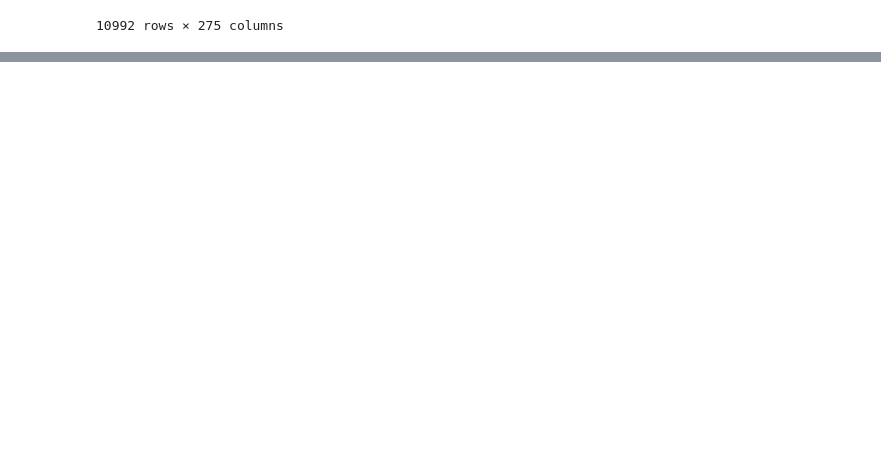
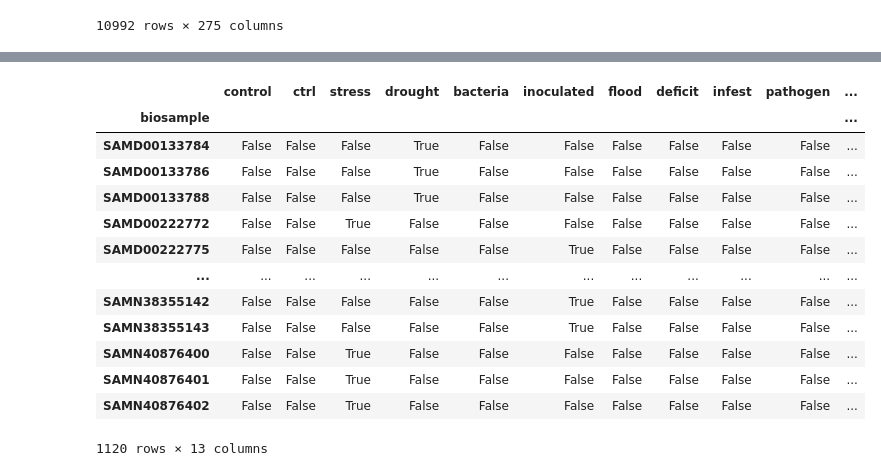
Before and after one commit to freire-guido/soy-biomarkers, a Jupyter notebook: estres/sample.ipynb, the cells around one changed output, grey strips where cells are left out. Saved outputs shown, nothing was run; the diff lists cells and outputs as text; code cells hidden in the pictures; blank space fills up the shorter version.

```diff
--- a/estres/sample.ipynb
+++ b/estres/sample.ipynb
@@ -25,0 +88,17 @@ def matching_cols(row, pat):
+# %%
+indicadores.loc[condicion['condicion'] != 'control']
+# %% [output]
+|  | control | ctrl | stress | drought | bacteria | inoculated | flood | deficit | infest | pathogen | ... |
+| biosample |  |  |  |  |  |  |  |  |  |  | ... |
+| SAMD00133784 | False | False | False | True | False | False | False | False | False | False | ... |
+| SAMD00133786 | False | False | False | True | False | False | False | False | False | False | ... |
+| SAMD00133788 | False | False | False | True | False | False | False | False | False | False | ... |
+| SAMD00222772 | False | False | True | False | False | False | False | False | False | False | ... |
+| SAMD00222775 | False | False | False | False | False | True | False | False | False | False | ... |
+| ... | ... | ... | ... | ... | ... | ... | ... | ... | ... | ... | ... |
+| SAMN38355142 | False | False | False | False | False | True | False | False | False | False | ... |
+| SAMN38355143 | False | False | False | False | False | True | False | False | False | False | ... |
+| SAMN40876400 | False | False | True | False | False | False | False | False | False | False | ... |
+| SAMN40876401 | False | False | True | False | False | False | False | False | False | False | ... |
+| SAMN40876402 | False | False | True | False | False | False | False | False | False | False | ... |
+1120 rows × 13 columns
```
Also changed, not shown: parts of 14 cells of this notebook, 2 other files.
